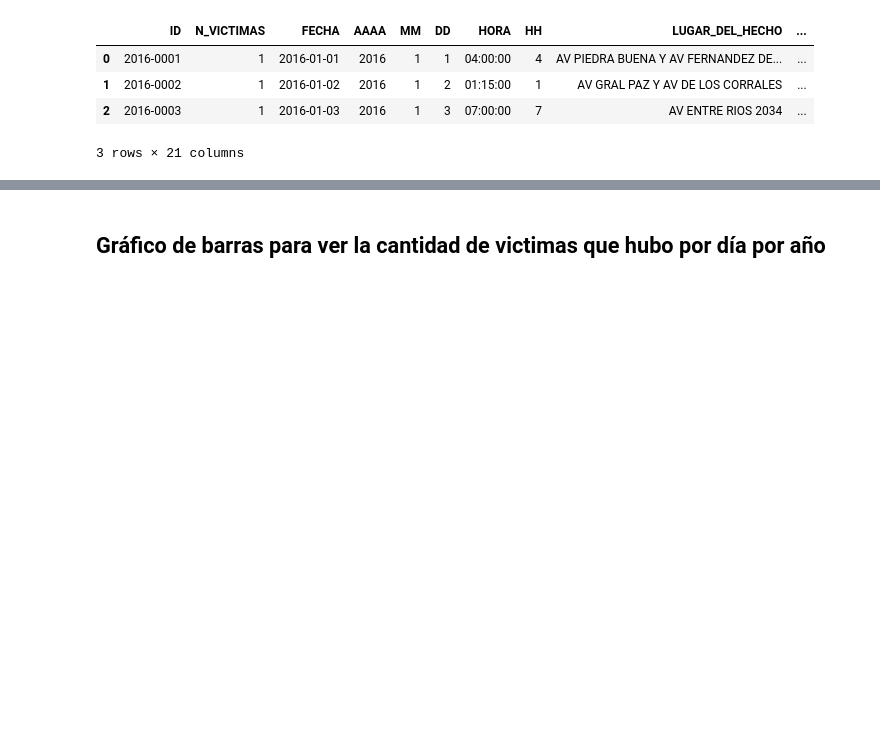
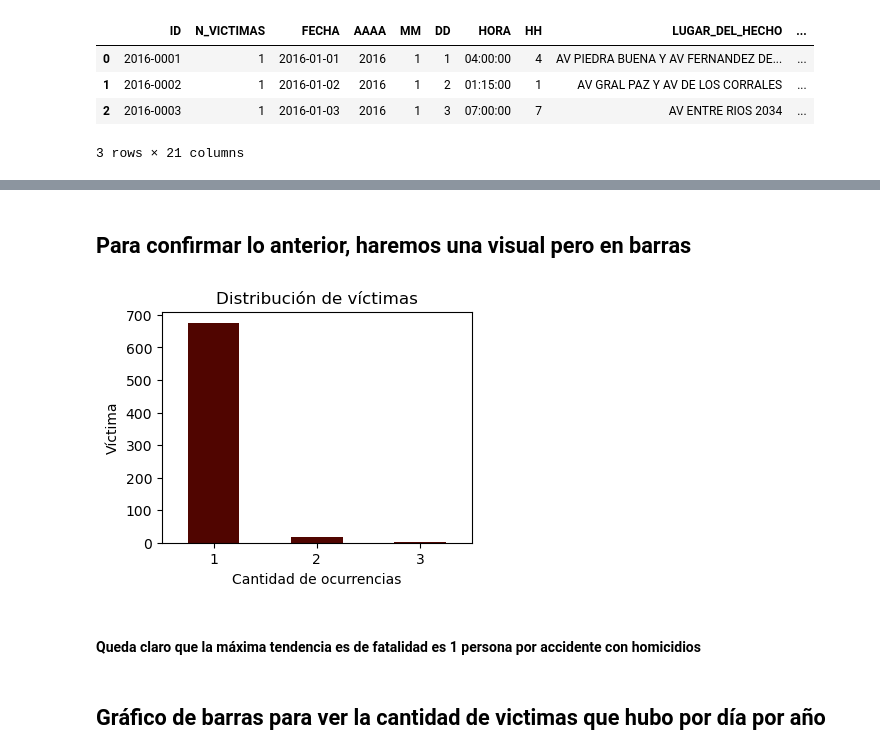
Before and after one commit to EliasIchi/PI2_Henry, a Jupyter notebook: EDA_siniestros viales CABA.ipynb, the cells around one changed output, grey strips where cells are left out. Saved outputs shown, nothing was run; the diff lists cells and outputs as text; code cells hidden in the pictures; blank space fills up the shorter version.

```diff
--- a/EDA_siniestros viales CABA.ipynb
+++ b/EDA_siniestros viales CABA.ipynb
@@ -91,3 +109,25 @@ h_hechos.head(3)
+# %% [markdown]
+## Para confirmar lo anterior, haremos una visual pero en barras
+# %%
+import matplotlib.pyplot as plt
+
+# Agrupar por la columna 'N_VICTIMAS' y contar las ocurrencias
+victima_counts = h_hechos['N_VICTIMAS'].value_counts()
+
+# Crear el gráfico de barras horizontales
+plt.figure(figsize=(4, 3))
+victima_counts.plot(kind='bar', color='#500500')
+plt.title('Distribución de víctimas')
+plt.xlabel('Cantidad de ocurrencias')
+plt.ylabel('Víctima')
+plt.xticks(rotation=0)
+
+# Mostrar el gráfico
+plt.show()
+# %% [output]
+[figure, added]
+# %% [markdown]
+#### Queda claro que la máxima tendencia es de fatalidad es 1 persona por accidente con homicidios
 # %% [markdown]
 ## Gráfico de barras para ver la cantidad de victimas que hubo por día por año
 # %%
```
Also changed, not shown: parts of 4 cells of this notebook.
